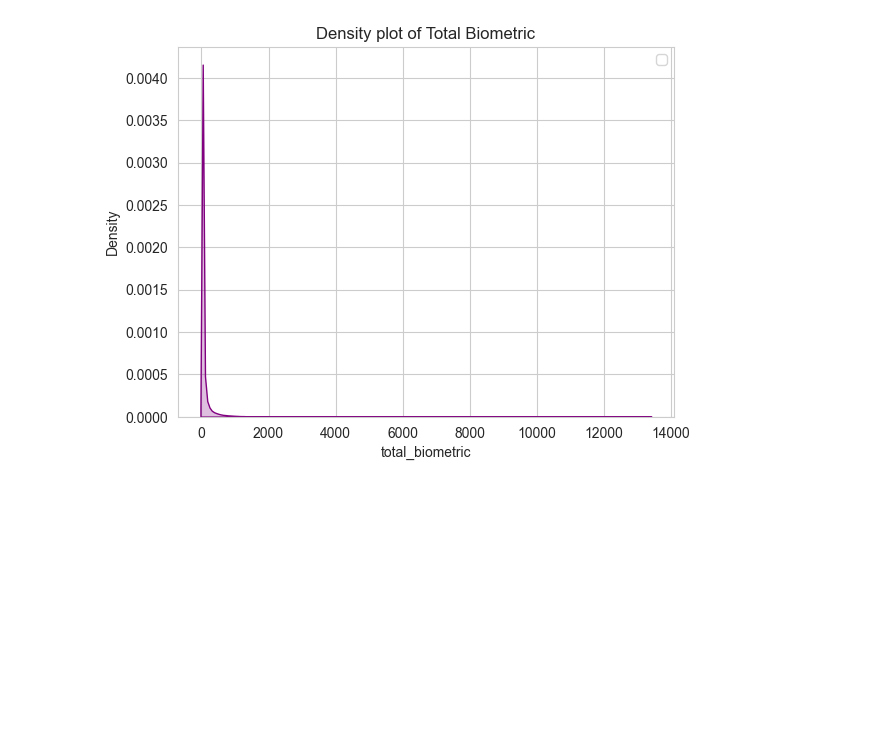
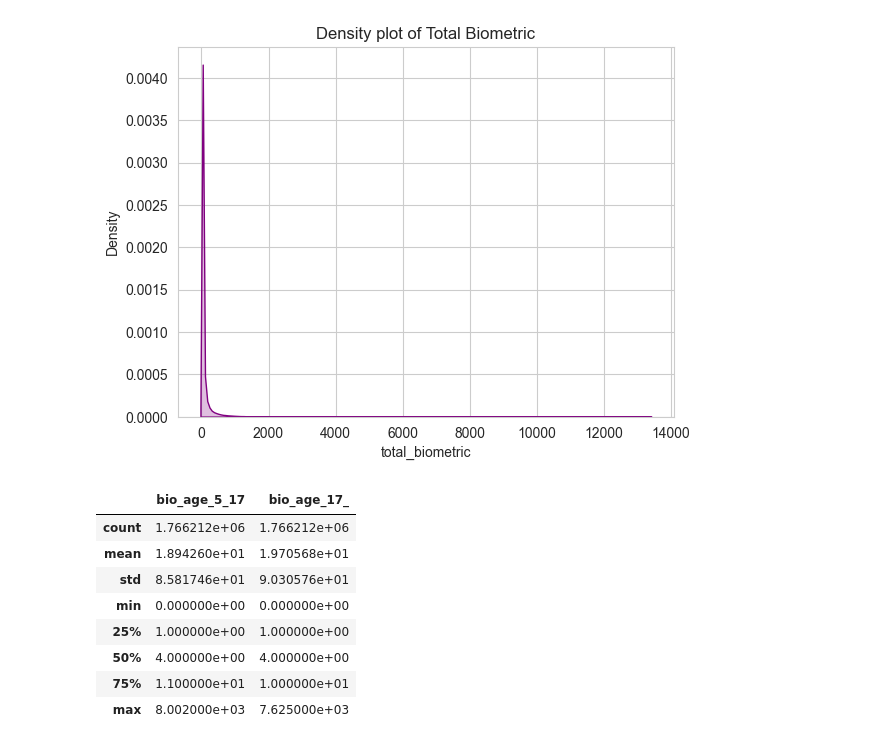
Before and after one commit to Mahii0107/aadhaar-analysis, a Jupyter notebook: biometric.ipynb, the cells around one changed output. Saved outputs shown, nothing was run; the diff lists cells and outputs as text; code cells hidden in the pictures; blank space fills up the shorter version.

```diff
--- a/biometric.ipynb
+++ b/biometric.ipynb
@@ -372,3 +398,16 @@ plt.title("Density plot of Total Biometric")
 plt.show()
 # %% [output]
 [figure]
+# %%
+#age group wise distribution
+df[["bio_age_5_17","bio_age_17_"]].describe()
+# %% [output]
+|  | bio_age_5_17 | bio_age_17_ |
+| count | 1.766212e+06 | 1.766212e+06 |
+| mean | 1.894260e+01 | 1.970568e+01 |
+| std | 8.581746e+01 | 9.030576e+01 |
+| min | 0.000000e+00 | 0.000000e+00 |
+| 25% | 1.000000e+00 | 1.000000e+00 |
+| 50% | 4.000000e+00 | 4.000000e+00 |
+| 75% | 1.100000e+01 | 1.000000e+01 |
+| max | 8.002000e+03 | 7.625000e+03 |
```
Also changed, not shown: parts of 5 cells of this notebook.
